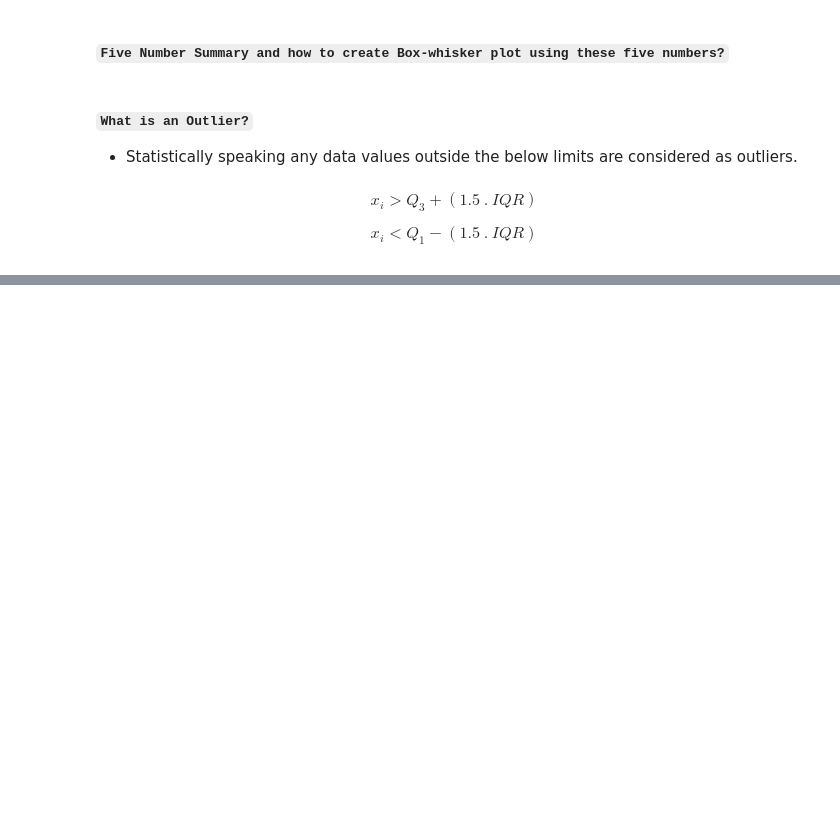
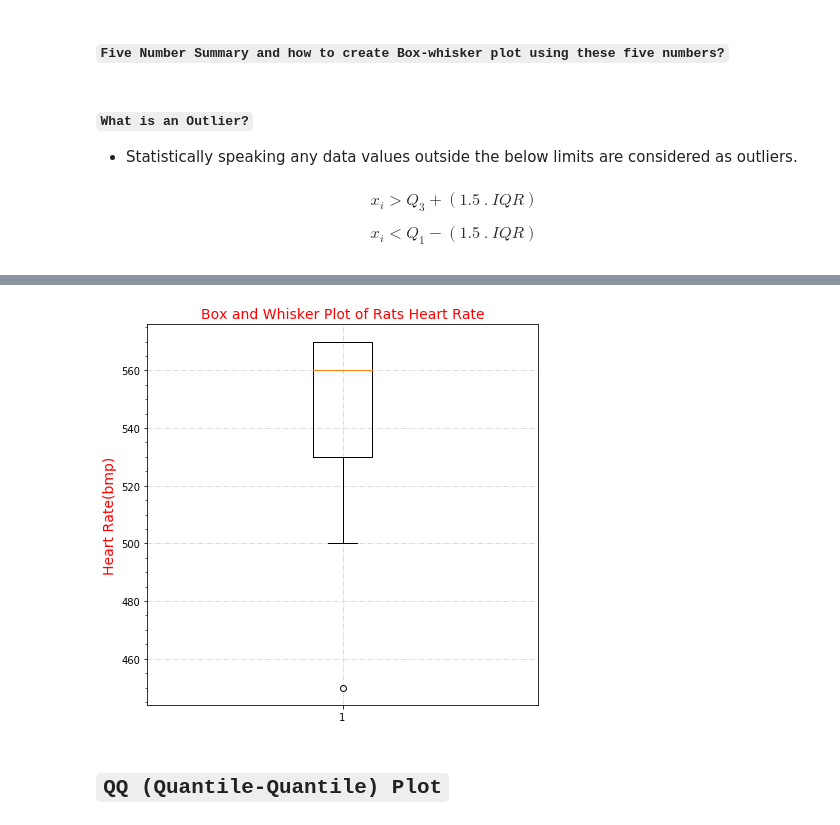
Before and after one commit to raj-shr-git/Statistics_live_classes, a Jupyter notebook: BioStats.ipynb, the cells around one changed output, grey strips where cells are left out. Drawn from its saved outputs; the diff is of its cells as text; code cells hidden in the pictures; blank space fills up the shorter version.

```diff
--- a/BioStats.ipynb
+++ b/BioStats.ipynb
@@ -773,0 +819,2 @@ skw(patient_id_age['AGE'])
+# %%
+rats_heart_rate = np.array([500, 570 ,560 ,570, 450, 560, 570])
@@ -773,0 +840,12 @@ skw(patient_id_age['AGE'])
+# %%
+plt.figure(figsize=(7,7))
+plt.boxplot(rats_heart_rate)
+plt.minorticks_on()
+plt.grid(which='major',linestyle='-.',color='lightgray')
+plt.ylabel('Heart Rate(bmp)',fontdict=font_style)
+plt.title('Box and Whisker Plot of Rats Heart Rate',fontdict=font_style)
+plt.show()
+# %% [output]
+[figure, added]
+# %% [markdown]
+## **``QQ (Quantile-Quantile) Plot``**
```
Also changed, not shown: parts of 46 cells of this notebook, 1 other file.
